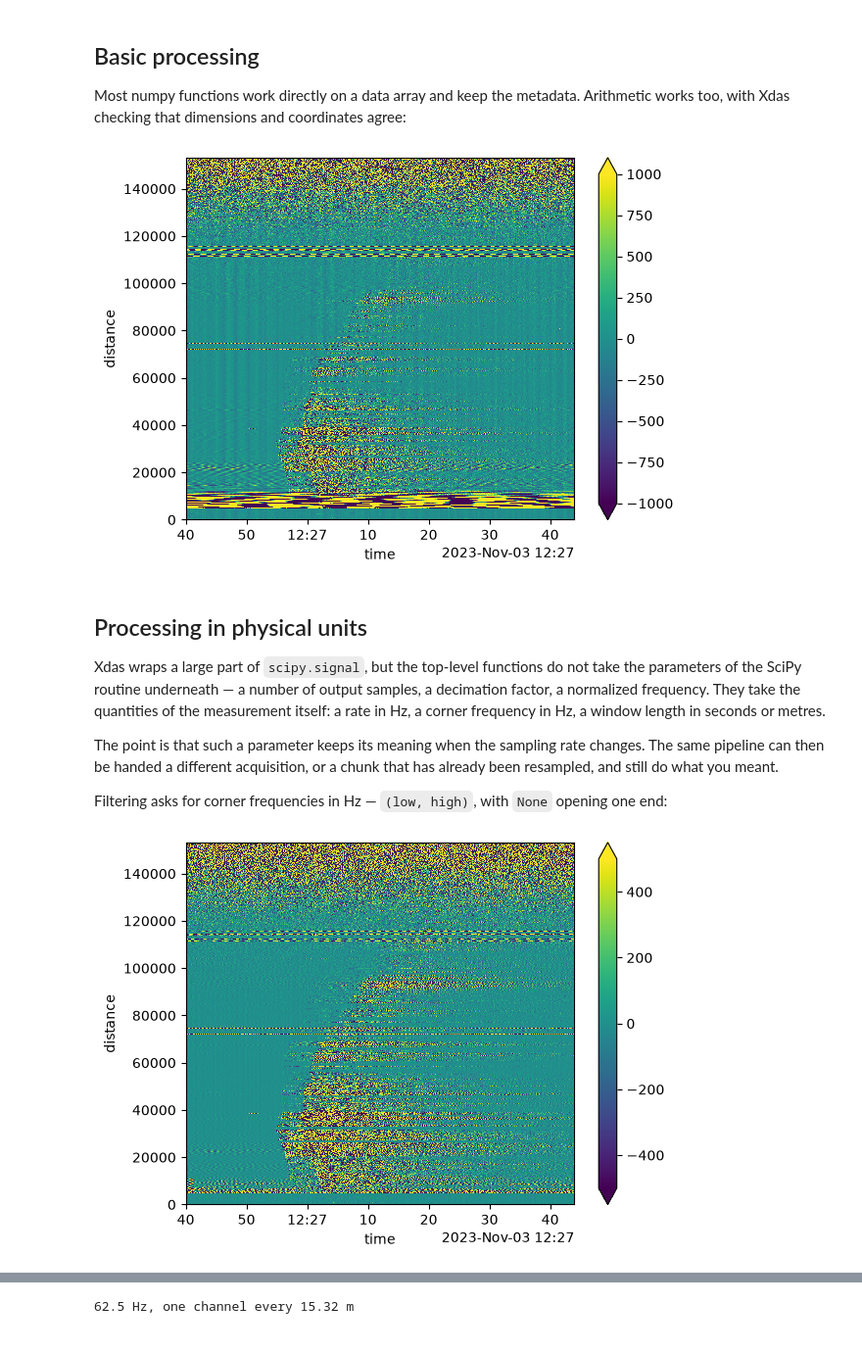
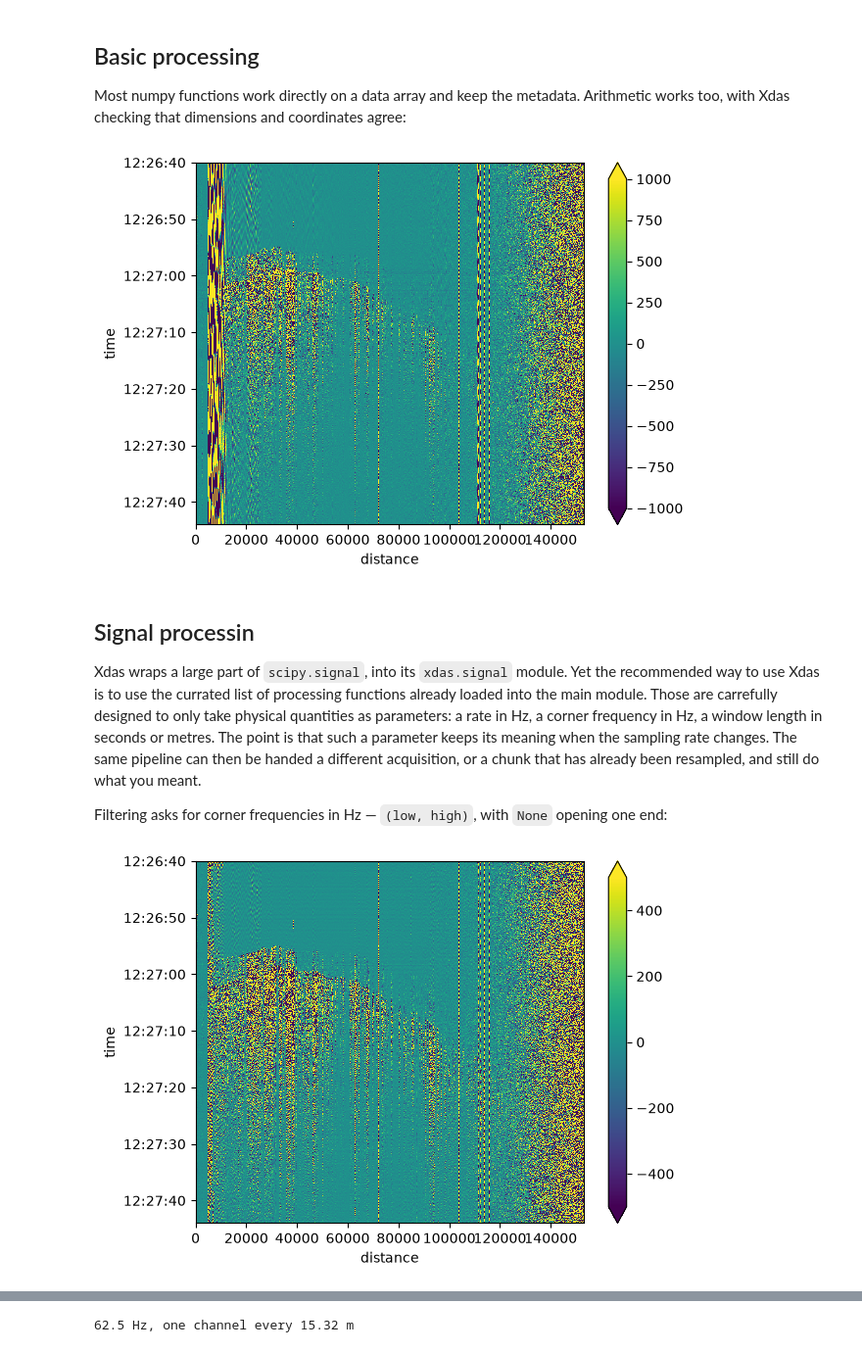
Before and after one commit to xdas-dev/tutorials, a Jupyter notebook: 02_exploration&processing.ipynb, the cells around one changed output, grey strips where cells are left out. Shown at 98% size. Saved outputs shown, nothing was run; the diff lists cells and outputs as text; code cells hidden in the pictures.

```diff
--- a/02_exploration&processing.ipynb
+++ b/02_exploration&processing.ipynb
@@ -52,19 +52,19 @@ squared = np.square(da)
 mean = xd.mean(da, "time")
 std = da.std("distance")
 
-common_mode_removal = da - da.mean("distance")
-common_mode_removal.plot(x="time", vmin=-1000, vmax=1000)
+common =  da.sel(distance=slice(30_000, 70_000)).mean("distance")
+removed = da - common
+removed.plot(yincrease=False, vmin=-1000, vmax=1000)
 # %% [output]
-[figure, old version]
+[figure, new version]
 # %% [markdown]
-## Processing in physical units
+## Signal processin
 
-Xdas wraps a large part of `scipy.signal`, but the top-level functions do
-not take the parameters of the SciPy routine underneath — a number of output
-samples, a decimation factor, a normalized frequency. They take the
-quantities of the measurement itself: a rate in Hz, a corner frequency in Hz,
-a window length in seconds or metres.
-
+Xdas wraps a large part of `scipy.signal`, into its `xdas.signal` module.
+Yet the recommended way to use Xdas is to use the currated list of
+processing functions already loaded into the main module. Those are
+carrefully designed to only take physical quantities as parameters: a rate
+in Hz, a corner frequency in Hz, a window length in seconds or metres.
 The point is that such a parameter keeps its meaning when the sampling rate
 changes. The same pipeline can then be handed a different acquisition, or a
 chunk that has already been resampled, and still do what you meant.
@@ -73,7 +73,7 @@ Filtering asks for corner frequencies in Hz — `(low, high)`, with `None`
 opening one end:
 # %%
 filtered = xd.filter(da, (1.0, 10.0), dim="time")  # bandpass 1-10 Hz
-filtered.plot(x="time", vmin=-500, vmax=500)
+filtered.plot(yincrease=False, vmin=-500, vmax=500)
 # %% [output]
-[figure, old version]
+[figure, new version]
 # %% [markdown]
```
Also changed, not shown: parts of 7 cells of this notebook, 7 other files.
